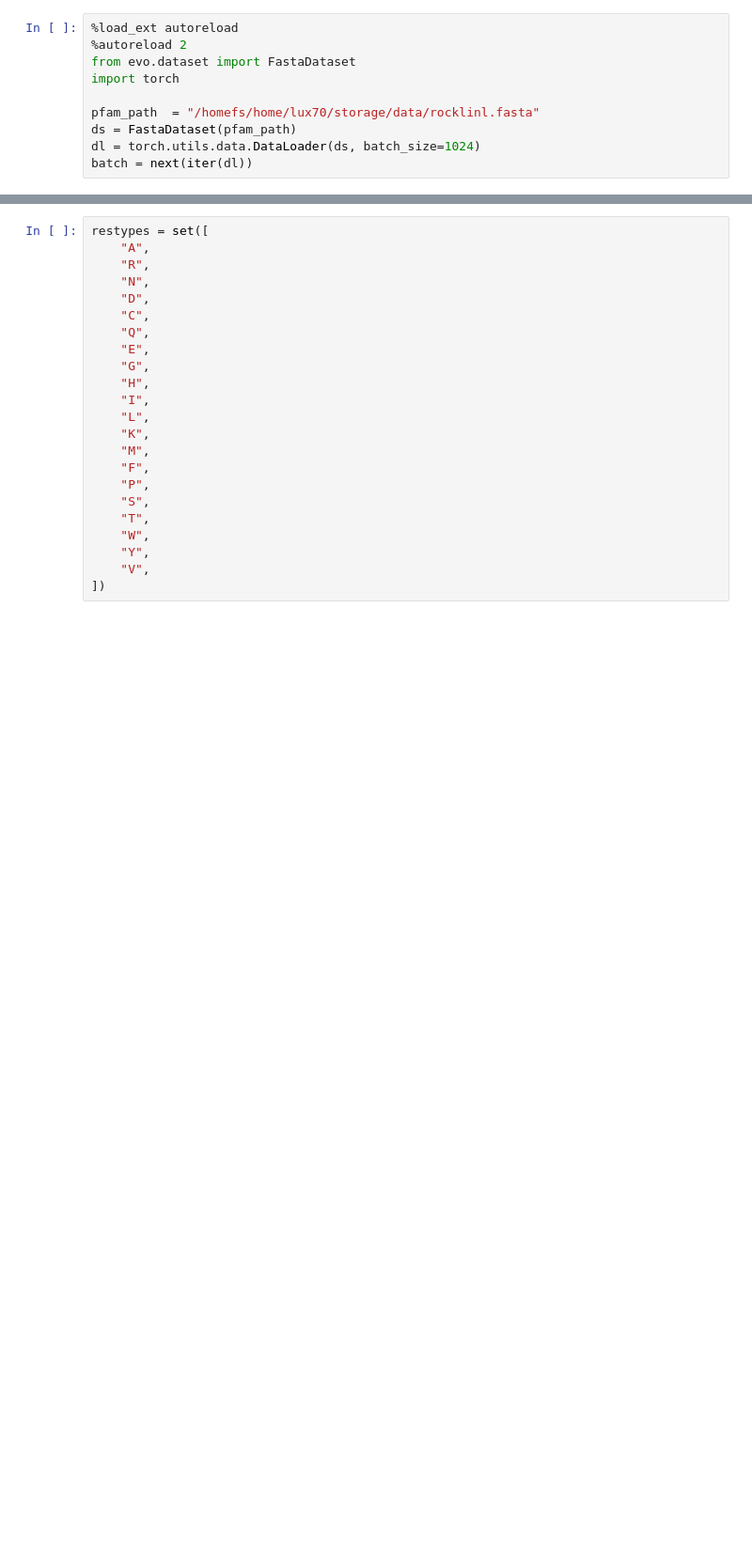
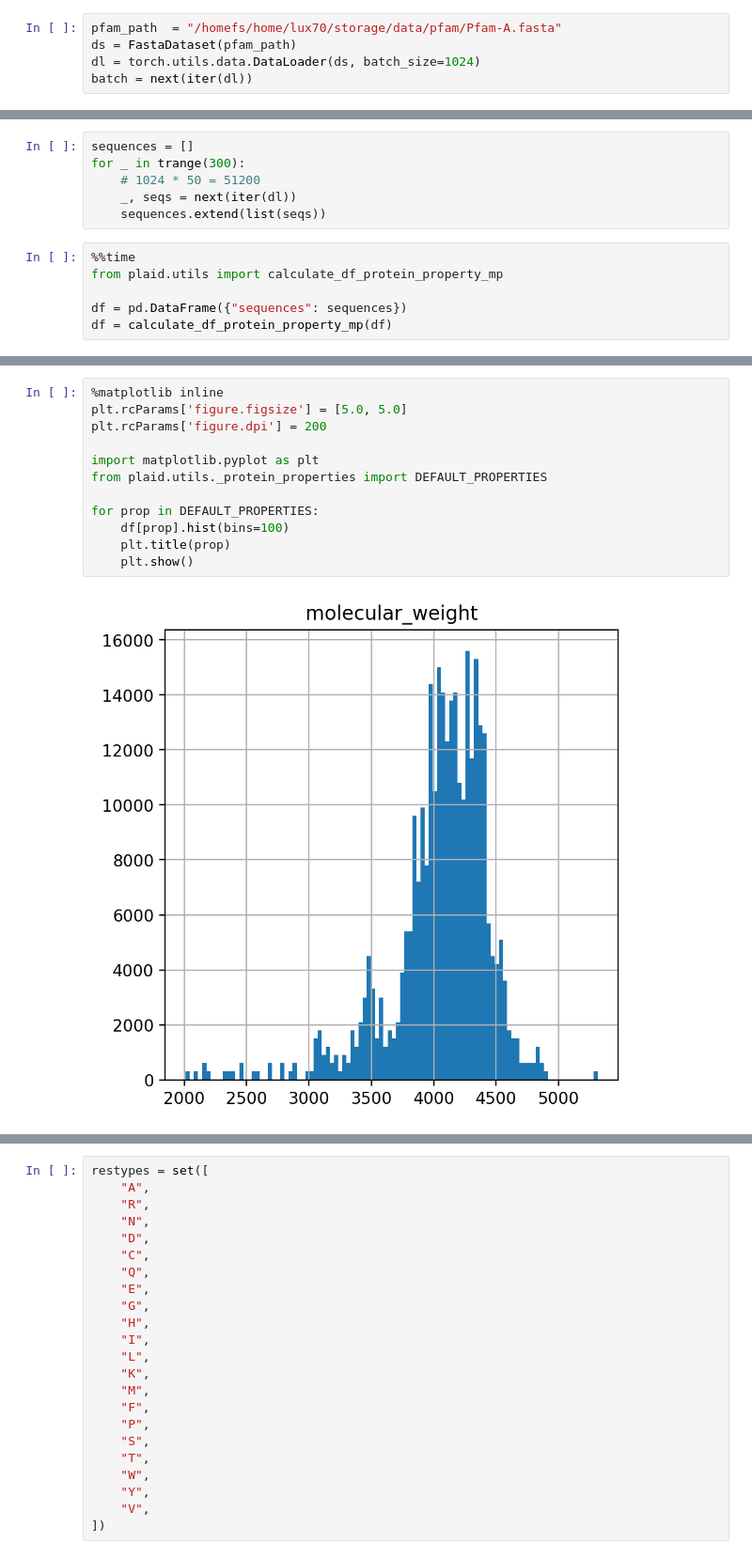
Before and after one commit to amyxlu/plaid-dev-distributed, a Jupyter notebook: notebooks/43_seq_prop_multiprocess.ipynb, the cells around one changed output, grey strips where cells are left out. Shown: that part at 94% size. Cells and saved outputs as stored; diff of their text form; blank space fills up the shorter version.

Commit message:
calculate sequence properties

```diff
--- a/notebooks/43_seq_prop_multiprocess.ipynb
+++ b/notebooks/43_seq_prop_multiprocess.ipynb
@@ -1,10 +13,5 @@
 # %%
-%load_ext autoreload
-%autoreload 2
-from evo.dataset import FastaDataset
-import torch
-
-pfam_path  = "/homefs/home/lux70/storage/data/rocklinl.fasta"
+pfam_path  = "/homefs/home/lux70/storage/data/pfam/Pfam-A.fasta"
 ds = FastaDataset(pfam_path)
 dl = torch.utils.data.DataLoader(ds, batch_size=1024)
 batch = next(iter(dl))
@@ -13,0 +18,12 @@ The autoreload extension is already loaded. To reload it, use:
+# %%
+sequences = []
+for _ in trange(300):
+    # 1024 * 50 = 51200
+    _, seqs = next(iter(dl))
+    sequences.extend(list(seqs))
+# %%
+%%time
+from plaid.utils import calculate_df_protein_property_mp
+
+df = pd.DataFrame({"sequences": sequences})
+df = calculate_df_protein_property_mp(df)
@@ -13,0 +44,14 @@ The autoreload extension is already loaded. To reload it, use:
+# %%
+%matplotlib inline
+plt.rcParams['figure.figsize'] = [5.0, 5.0]
+plt.rcParams['figure.dpi'] = 200
+
+import matplotlib.pyplot as plt
+from plaid.utils._protein_properties import DEFAULT_PROPERTIES
+
+for prop in DEFAULT_PROPERTIES:
+    df[prop].hist(bins=100)
+    plt.title(prop)
+    plt.show()
+# %% [output]
+[figure, added]
```
Also changed, not shown: parts of 7 cells of this notebook.
